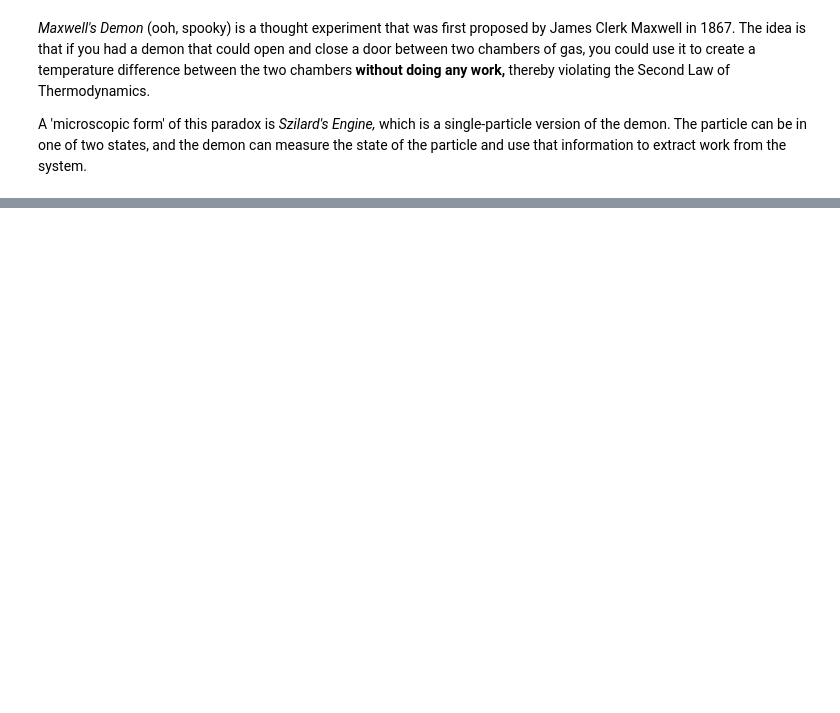
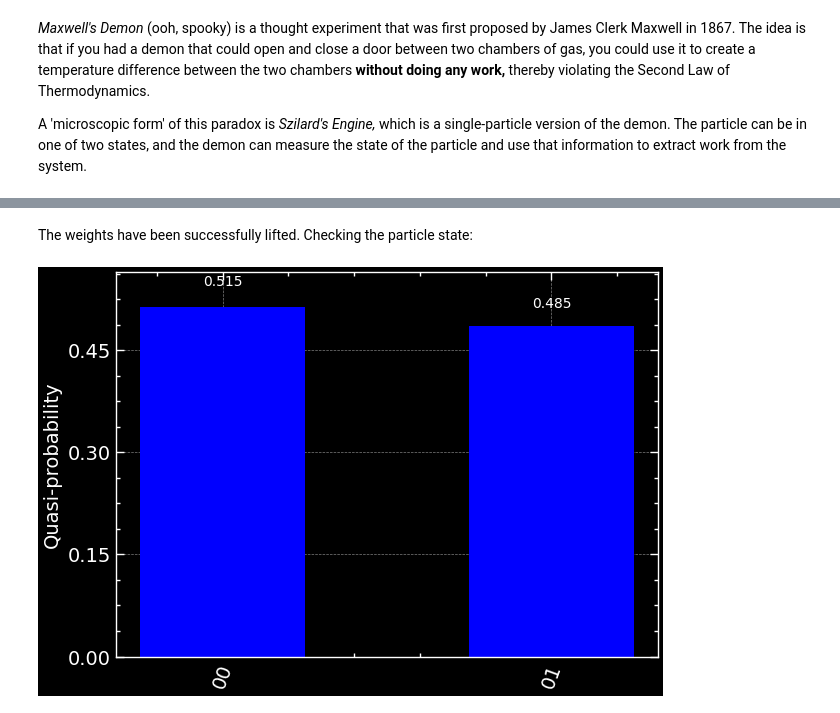
Before and after one commit to Siddhantshimpi/Siddhantshimpi, a Jupyter notebook: Physics/Qiskit/maxwell_demon.ipynb, the cells around one changed output, grey strips where cells are left out. Drawn from its saved outputs; the diff is of its cells as text; code cells hidden in the pictures; blank space fills up the shorter version.

```diff
--- a/Physics/Qiskit/maxwell_demon.ipynb
+++ b/Physics/Qiskit/maxwell_demon.ipynb
@@ -14,0 +71,27 @@ Using quantum circuits, we can demonstrate the components of Szilard's Engine an
+# %% [markdown]
+The weights have been successfully lifted. Checking the particle state:
+# %%
+engine = QuantumCircuit(particle, memory, weight, cr)
+engine.id(0)
+engine.x(3)
+
+engine.barrier()
+engine.cx(0, 1)
+
+engine.barrier()
+engine.cx(0, 1)
+engine.cx(1, 3)
+engine.x(1)
+engine.cx(1, 2)
+engine.x(1)
+engine.cx(0, 1)
+engine.id(0)
+
+engine.barrier()
+engine.reset(1)
+engine.measure(0, 0)
+
+counts = sim_noise.run(engine).result().get_counts(0)
+plot_distribution(counts, color = 'blue')
+# %% [output]
+[figure, added]
```
Also changed, not shown: parts of 12 cells of this notebook, 7 other files.
